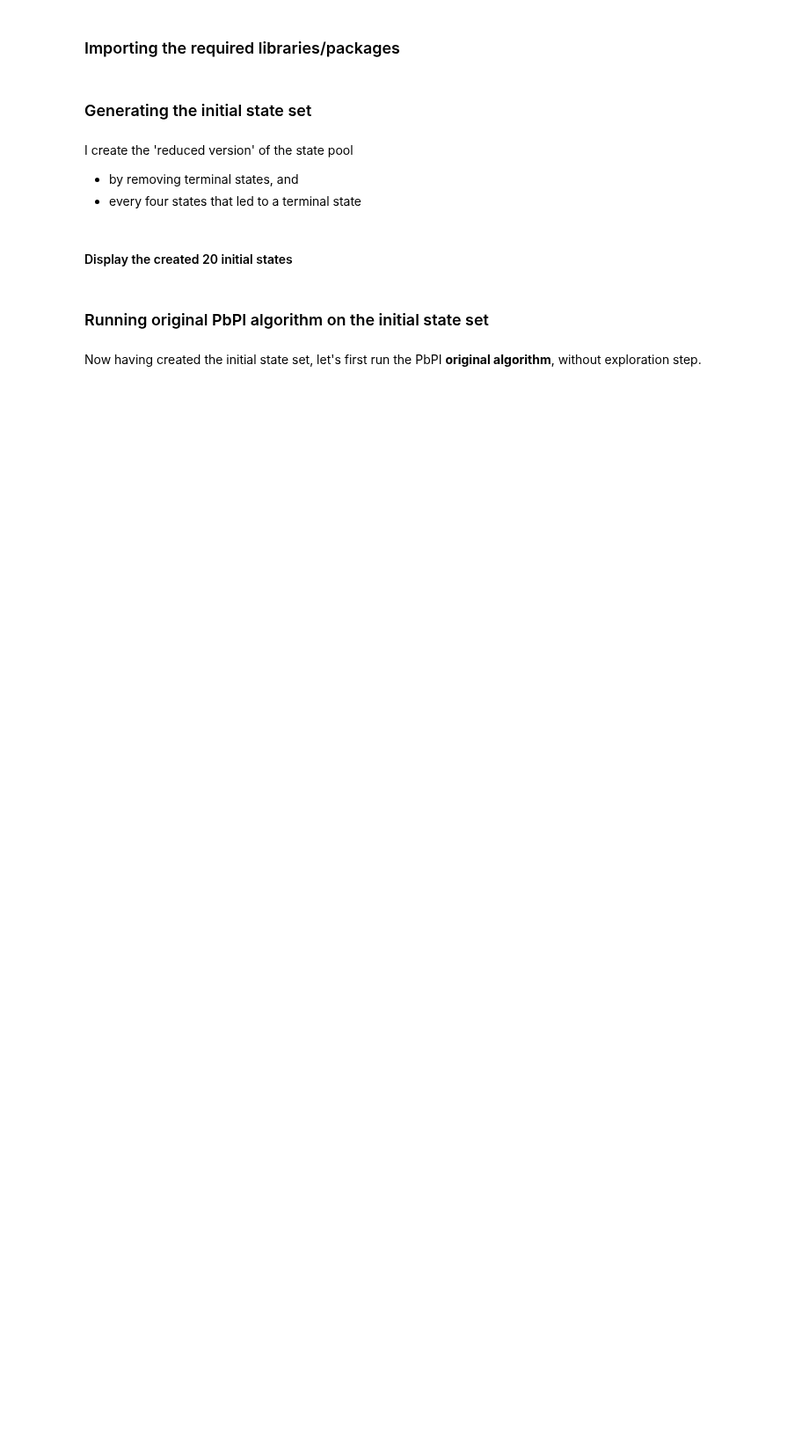
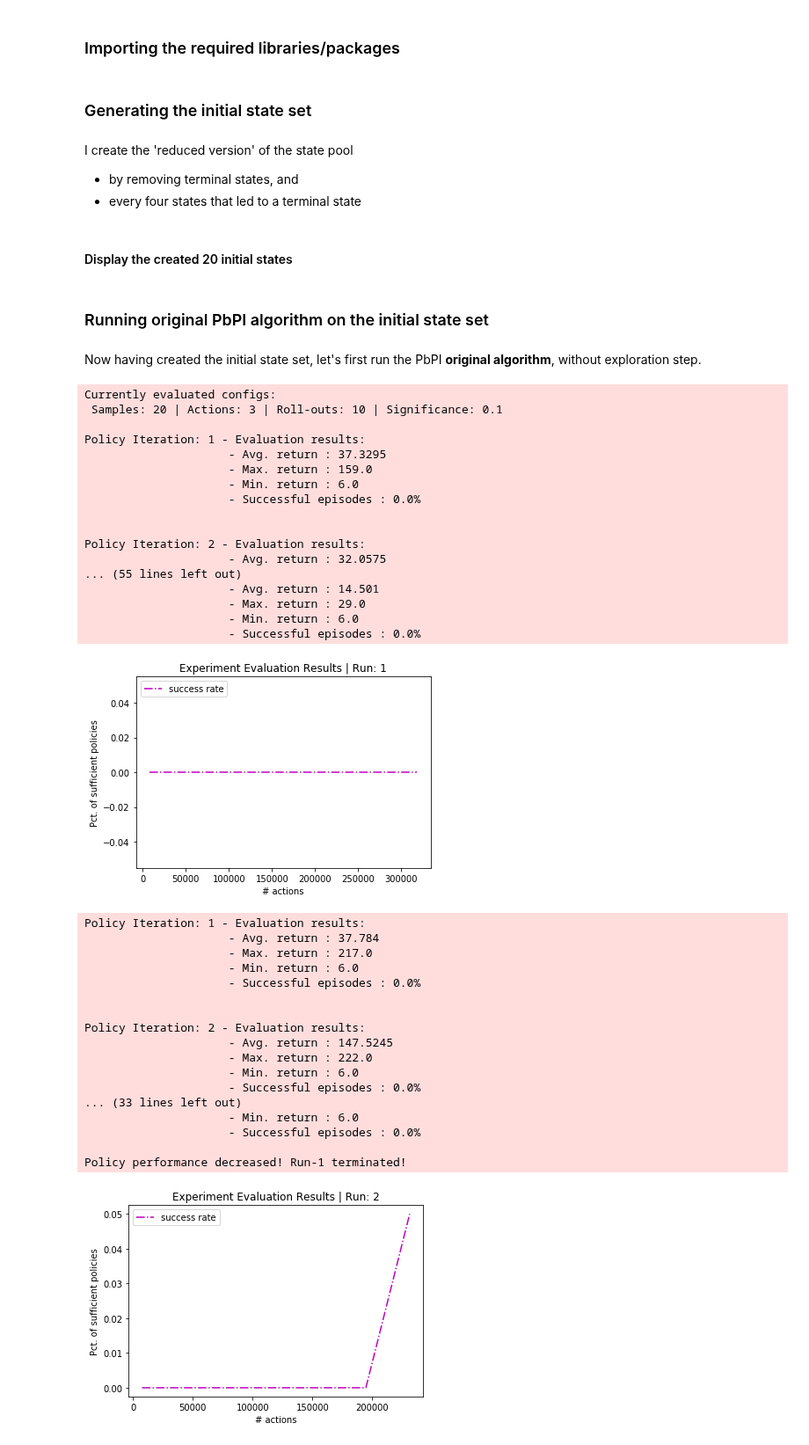
Before and after one commit to PandulaP/RL_Research, a Jupyter notebook: Pb_policy_iteration/cart_pole_modified_env/modified_algo_analysis/notebooks/pbpi_mod_algo_analysis.ipynb, the cells around one changed output. Shown at 88% size. Cells and saved outputs as stored; diff of their text form; code cells hidden in the pictures; blank space fills up the shorter version.

Commit message:
updated scripts and experiment results of the modified algorithm creation

```diff
--- a/Pb_policy_iteration/cart_pole_modified_env/modified_algo_analysis/notebooks/pbpi_mod_algo_analysis.ipynb
+++ b/Pb_policy_iteration/cart_pole_modified_env/modified_algo_analysis/notebooks/pbpi_mod_algo_analysis.ipynb
@@ -294,3 +294,83 @@ plt.show()
 ### Running original PbPI algorithm on the initial state set
 # %% [markdown]
 Now having created the initial state set, let's first run the PbPI **original algorithm**, without exploration step.
+# %%
+# Configs to test
+N_STATES = 20
+configs = {'S': [N_STATES]
+          , 'init_state_path': f'../data/input/init_state_sample_s_{str(N_STATES)}.csv'
+          , 'Actions' : [3]
+          , 'Roll-outs': [10]
+          , 'Significance' : [0.1]
+          }
+# %%
+# Original algorithm
+agg_results = []
+
+eval_count = len(configs['S'])*len(configs['Actions'])*len(configs['Roll-outs'])*len(configs['Significance'])
+
+pbar_evals = tqdm.tqdm(total=eval_count, desc="Evaluations", leave=False)
+
+for sample_size in configs['S']:
+
+    for rollout_max in configs['Roll-outs']:
+
+        for sig_lvl in configs['Significance']:
+
+            run_results = evaluations_per_config(s_size = sample_size
+                                                , n_actions = configs['Actions'][0]
+                                                , max_n_rollouts = rollout_max
+                                                , sig_lvl = sig_lvl
+                                                , runs_per_config = 10
+                                                , max_policy_iter_per_run = 10
+                                                , init_state_path = configs['init_state_path']
+                                                , off_policy_explr = False # Original algo.
+
+                                                , rollout_tracking = False
+                                                , dataset_tracking = False
+                                                , train_plot_tracking = False
+                                                , eval_summary_tracking = True
+                                                , experiment_eval_plot = True)
+
+            agg_results.append(run_results)
+
+            pbar_evals.update(1)
+
+pbar_evals.close()
+# %% [output]
+Currently evaluated configs:
+ Samples: 20 | Actions: 3 | Roll-outs: 10 | Significance: 0.1
+
+Policy Iteration: 1 - Evaluation results:
+                     - Avg. return : 37.3295
+                     - Max. return : 159.0
+                     - Min. return : 6.0
+                     - Successful episodes : 0.0%
+
+
+Policy Iteration: 2 - Evaluation results:
+                     - Avg. return : 32.0575
+... (55 lines left out)
+                     - Avg. return : 14.501
+                     - Max. return : 29.0
+                     - Min. return : 6.0
+                     - Successful episodes : 0.0%
+[figure, added]
+Policy Iteration: 1 - Evaluation results:
+                     - Avg. return : 37.784
+                     - Max. return : 217.0
+                     - Min. return : 6.0
+                     - Successful episodes : 0.0%
+
+
+Policy Iteration: 2 - Evaluation results:
+                     - Avg. return : 147.5245
+                     - Max. return : 222.0
+                     - Min. return : 6.0
+                     - Successful episodes : 0.0%
+... (33 lines left out)
+                     - Min. return : 6.0
+                     - Successful episodes : 0.0%
+
+Policy performance decreased! Run-1 terminated!
+[figure, added]
```
Also changed, not shown: parts of 4 cells of this notebook, 22 other files.
